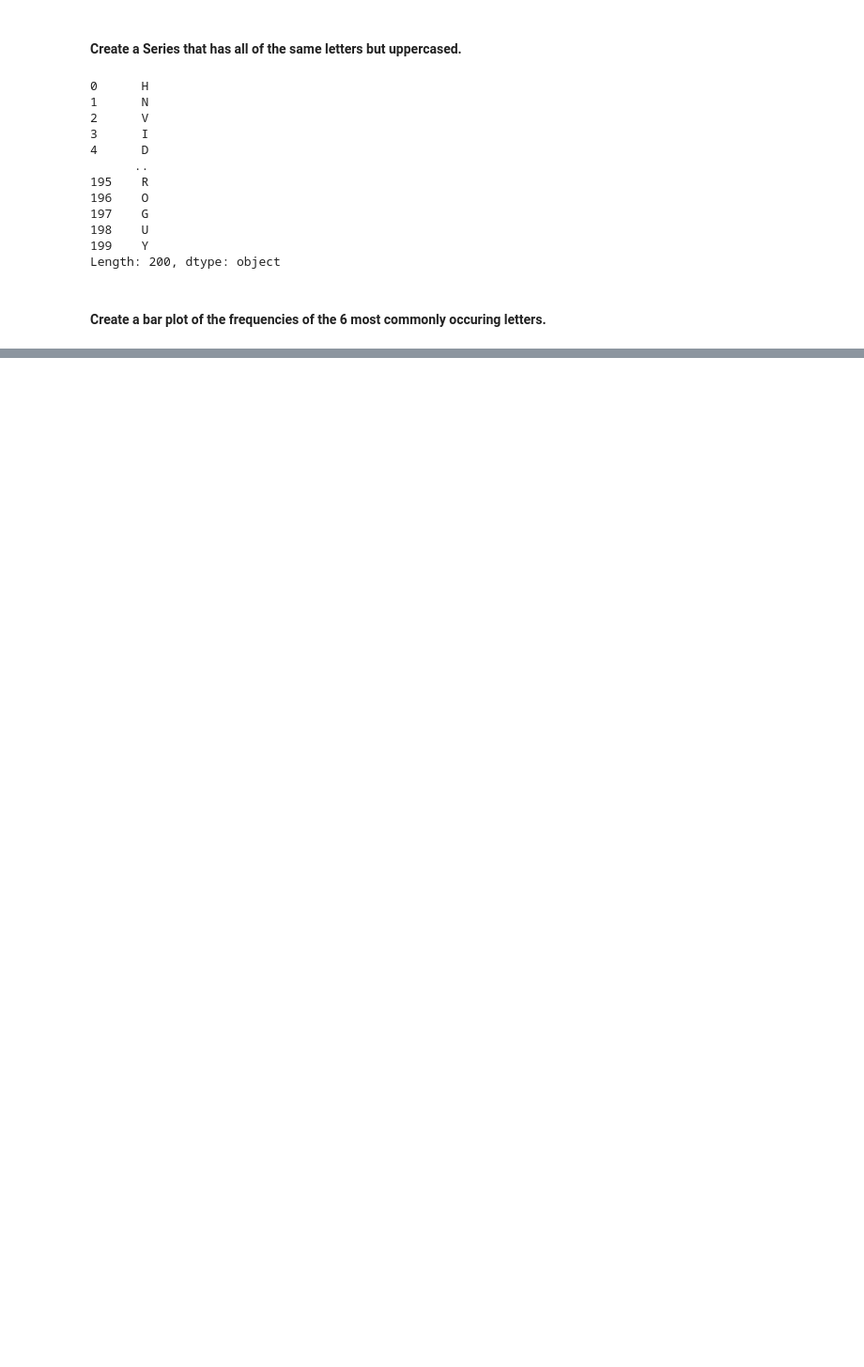
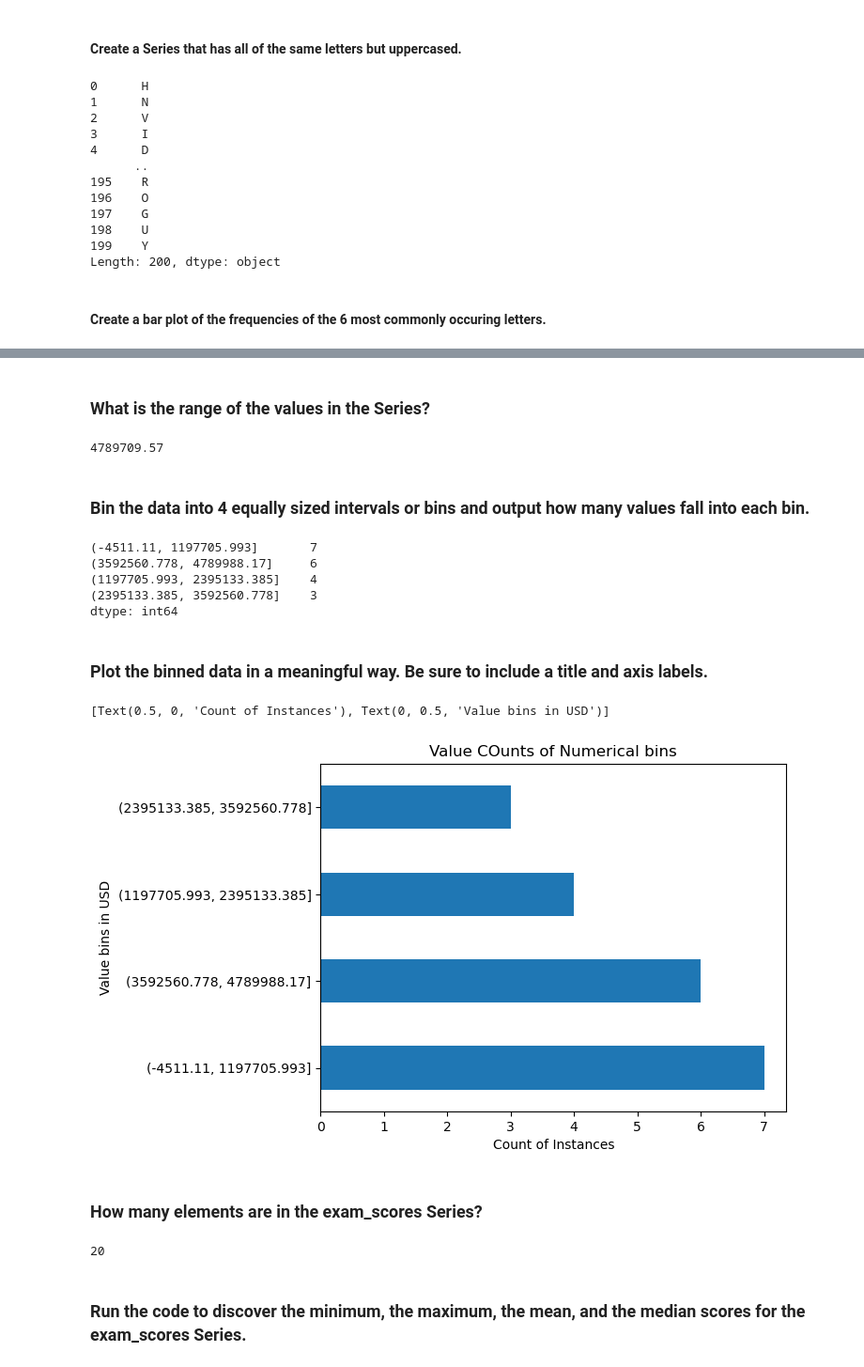
Before and after one commit to skylerschnee/numpy-pandas-visualization-exercises, a Jupyter notebook: pandas_series.ipynb, the cells around one changed output, grey strips where cells are left out. Shown: that part at 94% size. Cells and saved outputs as stored; diff of their text form; code cells hidden in the pictures; blank space fills up the shorter version.

```diff
--- a/pandas_series.ipynb
+++ b/pandas_series.ipynb
@@ -316,0 +371,3 @@ Length: 200, dtype: object
+# %%
+num_float = numbers.str.replace('$', '', regex=False).str.replace(',', '', regex=False).astype(float)
+num_float
@@ -316,0 +404,24 @@ Length: 200, dtype: object
+# %% [markdown]
+### What is the range of the values in the Series?
+# %%
+num_float.max() - num_float.min()
+# %% [output]
+4789709.57
+# %% [markdown]
+### Bin the data into 4 equally sized intervals or bins and output how many values fall into each bin.
+# %%
+pd.cut(num_float, 4).value_counts()
+# %% [output]
+(-4511.11, 1197705.993]       7
+(3592560.778, 4789988.17]     6
+(1197705.993, 2395133.385]    4
+(2395133.385, 3592560.778]    3
+dtype: int64
+# %% [markdown]
+### Plot the binned data in a meaningful way. Be sure to include a title and axis labels.
+# %%
+pd.cut(num_float, 4).value_counts().plot.barh(title='Value COunts of Numerical bins').set(
+    xlabel='Count of Instances', ylabel='Value bins in USD')
+# %% [output]
+[Text(0.5, 0, 'Count of Instances'), Text(0, 0.5, 'Value bins in USD')]
+[figure, added]
@@ -316,0 +432,8 @@ Length: 200, dtype: object
+# %% [markdown]
+### How many elements are in the exam_scores Series?
+# %%
+exam_scores.size
+# %% [output]
+20
+# %% [markdown]
+### Run the code to discover the minimum, the maximum, the mean, and the median scores for the exam_scores Series.
```
Also changed, not shown: parts of 34 cells of this notebook.
